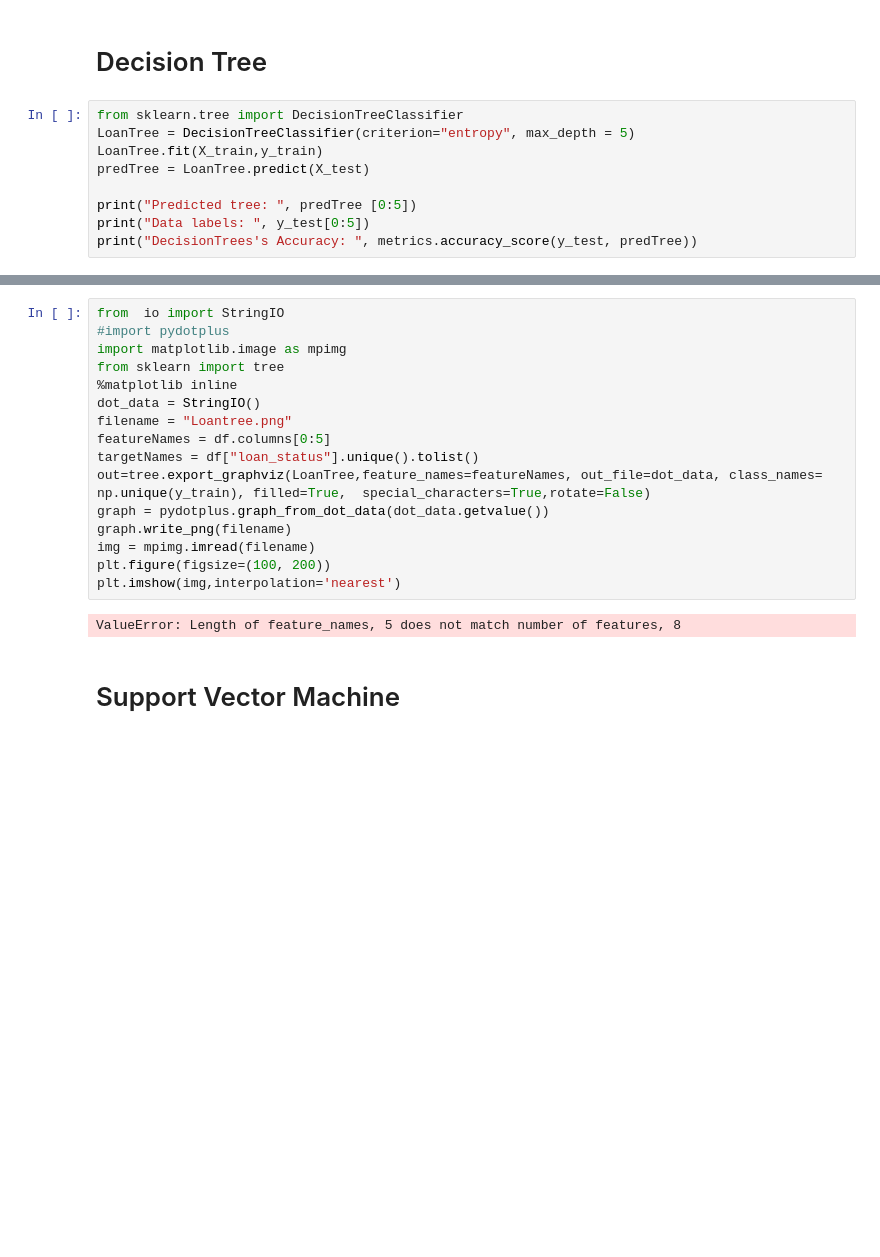
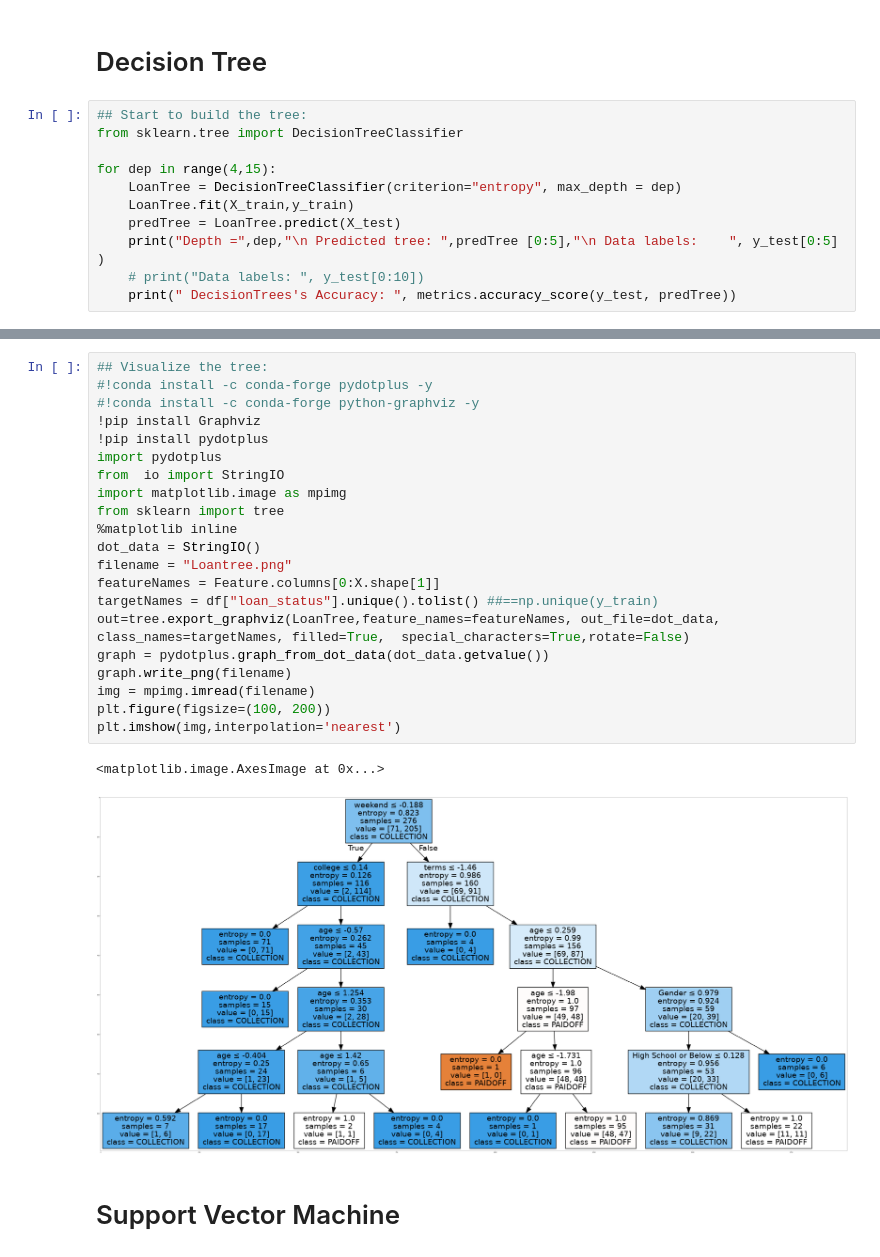
Before and after one commit to YujiaoMai/machineLearning, a Jupyter notebook: MLclassify.ipynb, the cells around one changed output, grey strips where cells are left out. Drawn from its saved outputs; the diff is of its cells as text; blank space fills up the shorter version.

```diff
--- a/MLclassify.ipynb
+++ b/MLclassify.ipynb
@@ -375,12 +428,14 @@ Conclusion: The optimal k = 7 for KNN.
 # %% [markdown]
 # Decision Tree
 # %%
+## Start to build the tree:
 from sklearn.tree import DecisionTreeClassifier
-LoanTree = DecisionTreeClassifier(criterion="entropy", max_depth = 5)
-LoanTree.fit(X_train,y_train)
-predTree = LoanTree.predict(X_test)
 
-print("Predicted tree: ", predTree [0:5])
-print("Data labels: ", y_test[0:5])
-print("DecisionTrees's Accuracy: ", metrics.accuracy_score(y_test, predTree))
+for dep in range(4,15):
+    LoanTree = DecisionTreeClassifier(criterion="entropy", max_depth = dep)
+    LoanTree.fit(X_train,y_train)
+    predTree = LoanTree.predict(X_test)
+    print("Depth =",dep,"\n Predicted tree: ",predTree [0:5],"\n Data labels:    ", y_test[0:5] )
+    # print("Data labels: ", y_test[0:10])
+    print(" DecisionTrees's Accuracy: ", metrics.accuracy_score(y_test, predTree))
 # %% [output]
@@ -412,21 +459,27 @@ ModuleNotFoundError: No module named 'pydotplus'
 # %%
+## Visualize the tree:
+#!conda install -c conda-forge pydotplus -y
+#!conda install -c conda-forge python-graphviz -y
+!pip install Graphviz
+!pip install pydotplus
+import pydotplus
 from  io import StringIO
-#import pydotplus
 import matplotlib.image as mpimg
 from sklearn import tree
 %matplotlib inline
 dot_data = StringIO()
 filename = "Loantree.png"
-featureNames = df.columns[0:5]
-targetNames = df["loan_status"].unique().tolist()
-out=tree.export_graphviz(LoanTree,feature_names=featureNames, out_file=dot_data, class_names= np.unique(y_train), filled=True,  special_characters=True,rotate=False)
+featureNames = Feature.columns[0:X.shape[1]]
+targetNames = df["loan_status"].unique().tolist() ##==np.unique(y_train)
+out=tree.export_graphviz(LoanTree,feature_names=featureNames, out_file=dot_data, class_names=targetNames, filled=True,  special_characters=True,rotate=False)
 graph = pydotplus.graph_from_dot_data(dot_data.getvalue())
 graph.write_png(filename)
 img = mpimg.imread(filename)
 plt.figure(figsize=(100, 200))
 plt.imshow(img,interpolation='nearest')
 # %% [output]
-ValueError: Length of feature_names, 5 does not match number of features, 8
+<matplotlib.image.AxesImage at 0x...>
+[figure, added]
 # %% [markdown]
 # Support Vector Machine
 # %%
```
Also changed, not shown: parts of 17 cells of this notebook.
